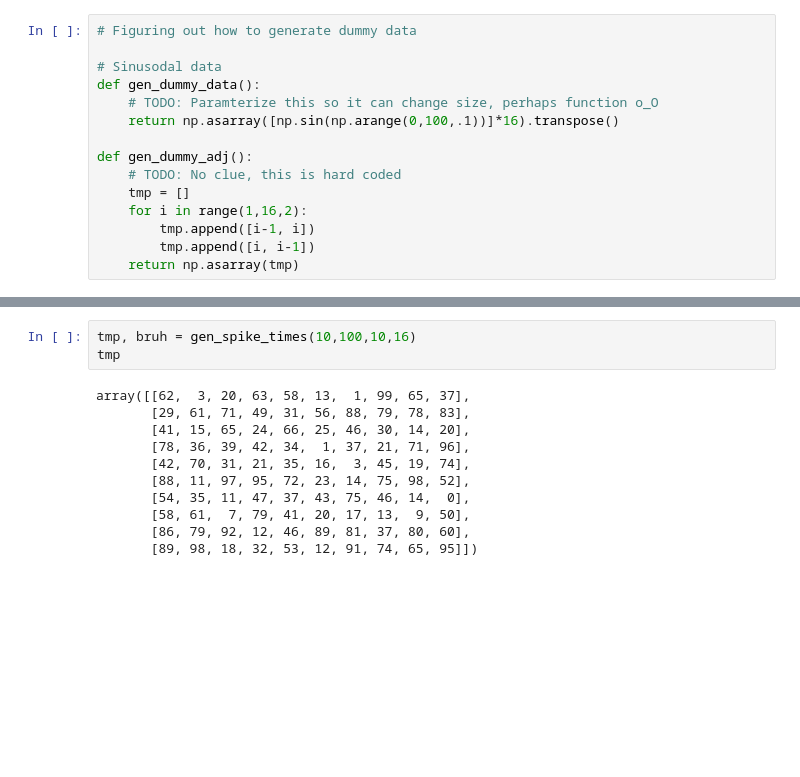
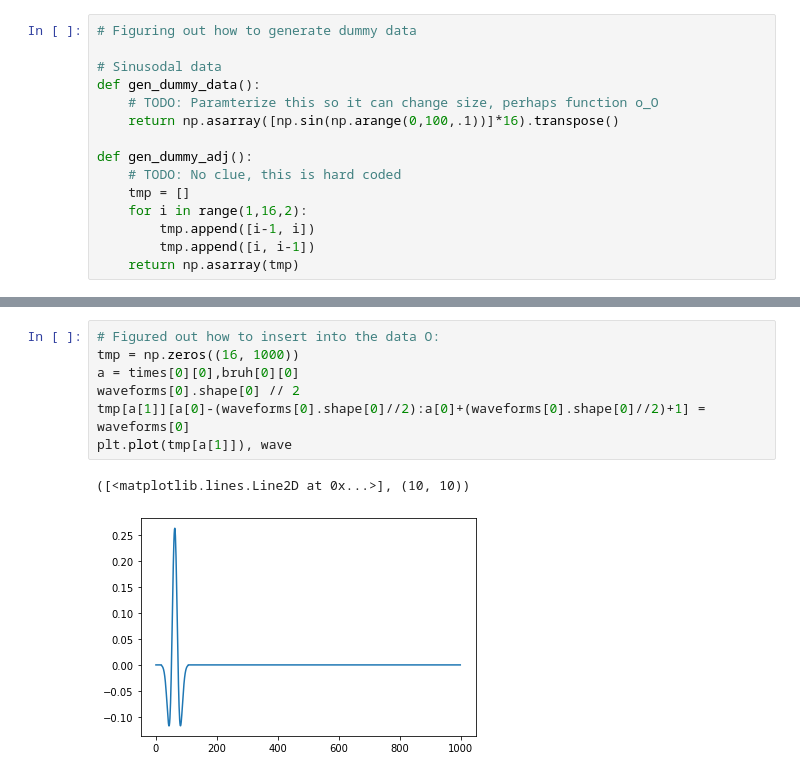
Before and after one commit to samirchowd/floodfill, a Jupyter notebook: rewrite/develop.ipynb, the cells around one changed output, grey strips where cells are left out. Cells and saved outputs as stored; diff of their text form; blank space fills up the shorter version.

```diff
--- a/rewrite/develop.ipynb
+++ b/rewrite/develop.ipynb
@@ -83,14 +91,10 @@ def plot_waveforms(wave):
-# %%
-tmp, bruh = gen_spike_times(10,100,10,16)
-tmp
-# %% [output]
-array([[62,  3, 20, 63, 58, 13,  1, 99, 65, 37],
-       [29, 61, 71, 49, 31, 56, 88, 79, 78, 83],
-       [41, 15, 65, 24, 66, 25, 46, 30, 14, 20],
-       [78, 36, 39, 42, 34,  1, 37, 21, 71, 96],
-       [42, 70, 31, 21, 35, 16,  3, 45, 19, 74],
-       [88, 11, 97, 95, 72, 23, 14, 75, 98, 52],
-       [54, 35, 11, 47, 37, 43, 75, 46, 14,  0],
-       [58, 61,  7, 79, 41, 20, 17, 13,  9, 50],
-       [86, 79, 92, 12, 46, 89, 81, 37, 80, 60],
-       [89, 98, 18, 32, 53, 12, 91, 74, 65, 95]])
+# %%
+# Figured out how to insert into the data O:
+tmp = np.zeros((16, 1000))
+a = times[0][0],bruh[0][0]
+waveforms[0].shape[0] // 2
+tmp[a[1]][a[0]-(waveforms[0].shape[0]//2):a[0]+(waveforms[0].shape[0]//2)+1] = waveforms[0]
+plt.plot(tmp[a[1]]), wave
+# %% [output]
+([<matplotlib.lines.Line2D at 0x...>], (10, 10))
+[figure, added]
```
Also changed, not shown: parts of 5 cells of this notebook.
